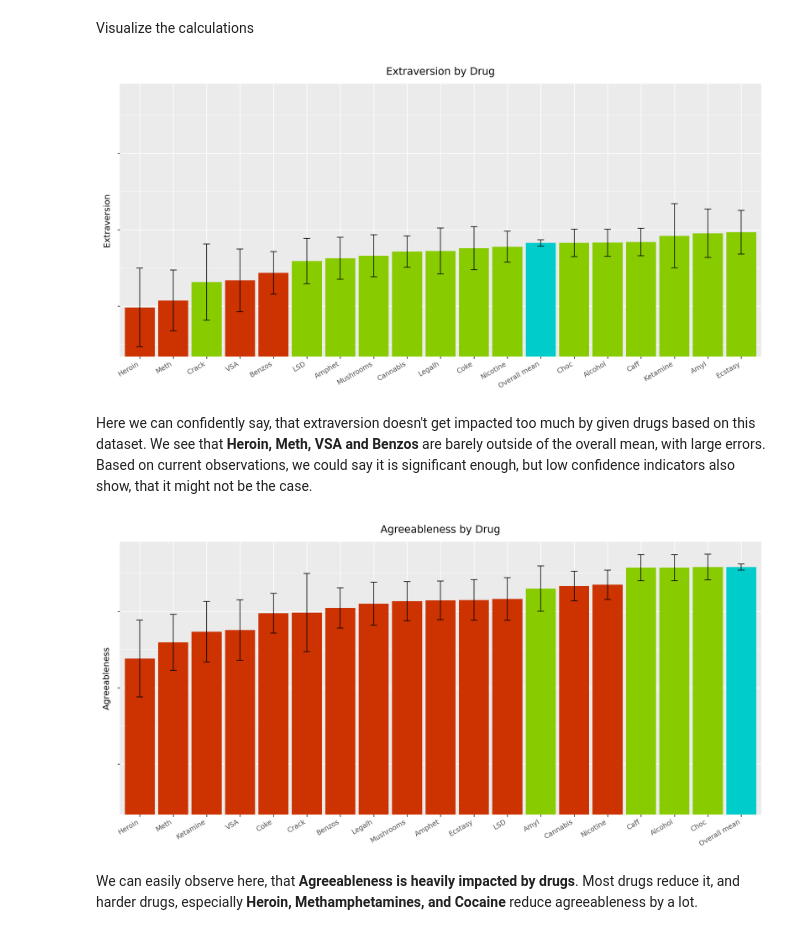
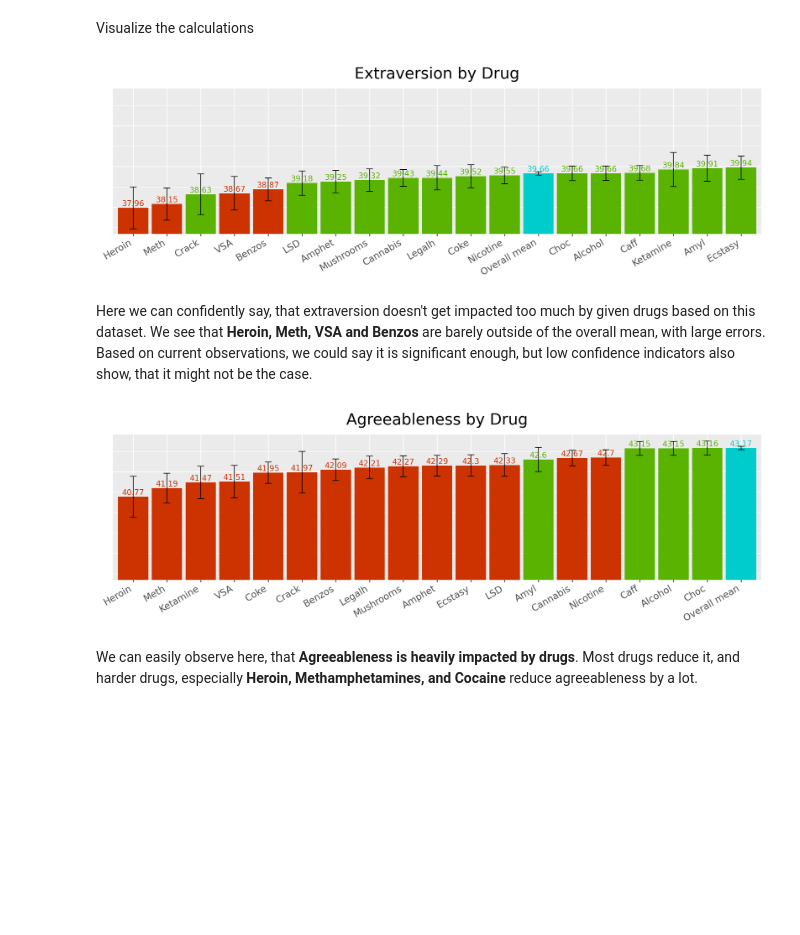
Before and after one commit to RichardMJaks/drug-use-analysis, a Jupyter notebook: main.ipynb, the cells around one changed output. Drawn from its saved outputs; the diff is of its cells as text; code cells hidden in the pictures; blank space fills up the shorter version.

```diff
--- a/main.ipynb
+++ b/main.ipynb
@@ -469,39 +479,53 @@ ss = mean_scores[mean_scores["Trait"] == "SS"]
 
 type_colors = {
     "Significant Difference": "#cc3300",  # red
-    "Within Bounds": "#88cc00",           # green
+    "Within Bounds": "#59b300",           # green
     "Overall mean": "#00cccc"             # blue
 }
 
 def pn_config(data, trait, ylim=(37,43.5)):
     return (
-        pn.ggplot(data, pn.aes("reorder(Drug, Score)", "Score", fill="Type"))
+        pn.ggplot(data, pn.aes("reorder(Drug, Score)", "Score", fill="Type", label="Score"))
         + pn.geom_col()
         + pn.theme(
-            figure_size=(12, 6),
-            axis_text_x=pn.element_text(rotation=30, hjust=1),
+            figure_size=(12, 4),
+            axis_text_x=pn.element_text(rotation=30, hjust=1, size=12),
             axis_text_y=pn.element_blank(),
+            axis_ticks_y=pn.element_blank(),
             legend_position="none",
+            plot_title=pn.element_text(size=20),
+            axis_title_y = pn.element_text(size=16)
 
         )
         + pn.coord_cartesian(ylim=ylim)
-        + pn.labs(x="", y=trait, title=f"{trait} by Drug")
+        + pn.labs(x="", y="", title=f"{trait} by Drug")
         + pn.geom_errorbar(
             pn.aes(ymin="CI_low", ymax="CI_high"),
             width=0.2
         )
+        + pn.geom_text(
+            pn.aes(label="round(Score, 2)", color="Type"),
+            size=10,
+            va="bottom",
+            #fontweight="bold",
+        )
         + pn.scale_fill_manual(values=type_colors)
+        + pn.scale_color_manual(values=type_colors)
     )
 # %%
-pn_config(escores, "Extraversion")
+p = pn_config(escores, "Extraversion")
+p.save("plots/personality/extraversion.svg")
+p.show()
 # %% [output]
-[figure, old version]
+[figure, new version]
 # %% [markdown]
 Here we can confidently say, that extraversion doesn't get impacted too much by given drugs based on this dataset. We see that **Heroin, Meth, VSA and Benzos** are barely outside of the overall mean, with large errors. Based on current observations, we could say it is significant enough, but low confidence indicators also show, that it might not be the case.
 # %%
-pn_config(ascores, "Agreeableness")
+p = pn_config(ascores, "Agreeableness")
+p.save("plots/personality/agreeableness.svg")
+p.show()
 # %% [output]
-[figure, old version]
+[figure, new version]
 # %% [markdown]
 We can easily observe here, that **Agreeableness is heavily impacted by drugs**. Most drugs reduce it, and harder drugs, especially **Heroin, Methamphetamines, and Cocaine** reduce agreeableness by a lot.
 # %%
```
Also changed, not shown: parts of 11 cells of this notebook, 14 other files.
